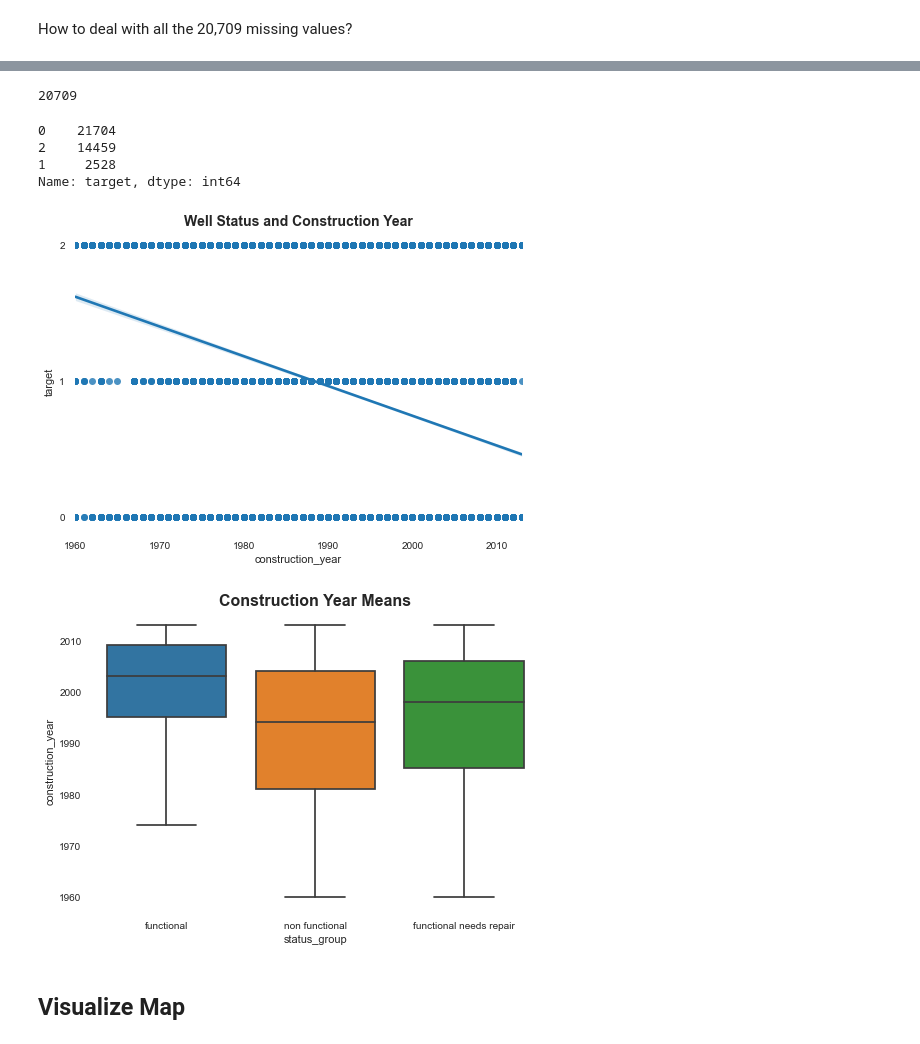
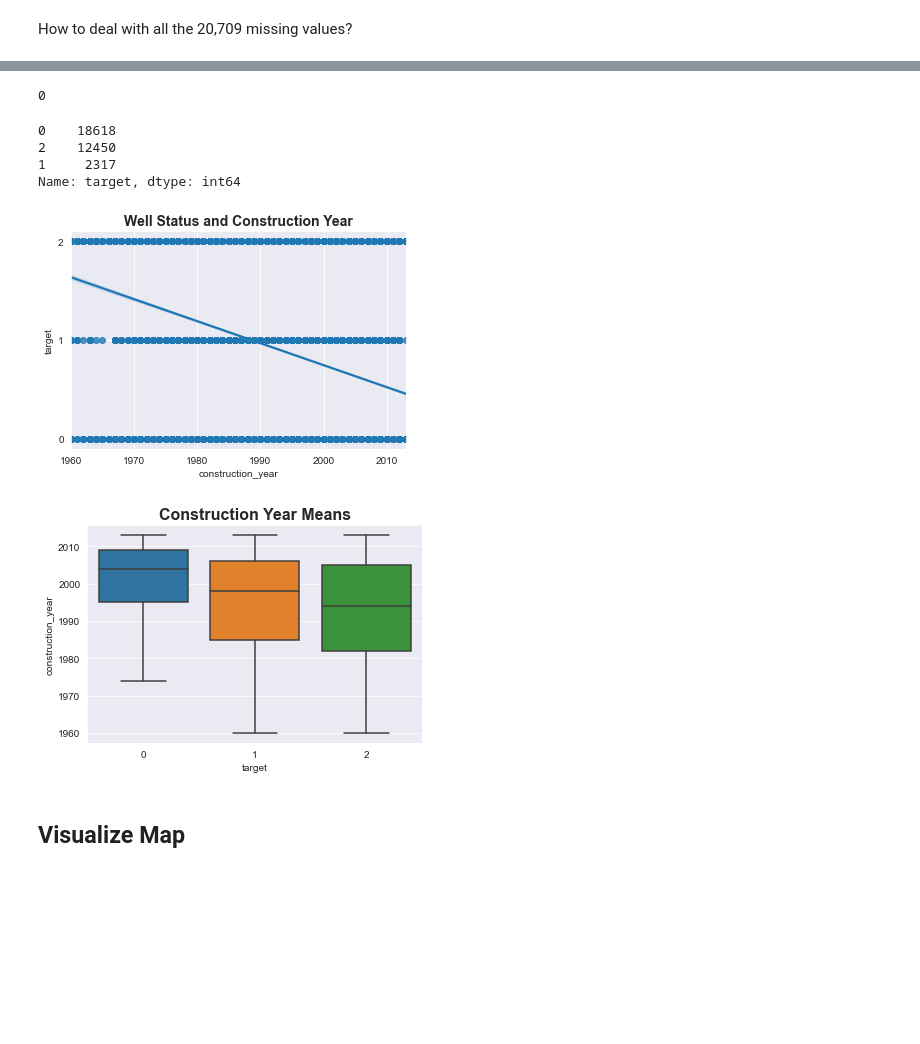
Before and after one commit to jneums/tanzania, a Jupyter notebook: notebooks/eda.ipynb, the cells around one changed output, grey strips where cells are left out. Saved outputs shown, nothing was run; the diff lists cells and outputs as text; code cells hidden in the pictures; blank space fills up the shorter version.

```diff
--- a/notebooks/eda.ipynb
+++ b/notebooks/eda.ipynb
@@ -12,7 +12,7 @@ sns.set_style("darkgrid")
 # %% [markdown]
 ### Import Data Set
 # %%
-df = pd.read_csv('../data/clean/tanzania.csv')
+df = pd.read_csv('../data/clean/tanzania.csv', index_col=0)
 # %%
 df.head()
 # %% [output]
@@ -320,14 +76,14 @@ Name: construction_year, dtype: int64
 # How many 'zero' entries
 (df['construction_year'] == 0).sum()
 # %% [output]
-20709
+0
 # %%
 # if we cut out all the zeros, what does our target look like
 df[(df['construction_year'] > 0)]['target'].value_counts()
 # %% [output]
-0    21704
-2    14459
-1     2528
+0    18618
+2    12450
+1     2317
 Name: target, dtype: int64
 # %%
 # definitely a strong relationship
@@ -336,12 +92,12 @@ sns.regplot(x='construction_year', y='target', data=df[(df['construction_year']
 ax.set_yticks([0, 1, 2])
 plt.title('Well Status and Construction Year', fontsize=14, fontweight='bold');
 # %% [output]
-[figure, old version]
+[figure, new version]
 # %%
-sns.boxplot(x='status_group',y='construction_year', data=df[df['construction_year'] > 0], showfliers=False)
+sns.boxplot(x='target',y='construction_year', data=df[df['construction_year'] > 0], showfliers=False)
 plt.title('Construction Year Means', fontsize=16, fontweight='bold');
 # %% [output]
-[figure, old version]
+[figure, new version]
 # %% [markdown]
 ## Visualize Map
 # %%
```
Also changed, not shown: parts of 38 cells of this notebook, 3 other files.
